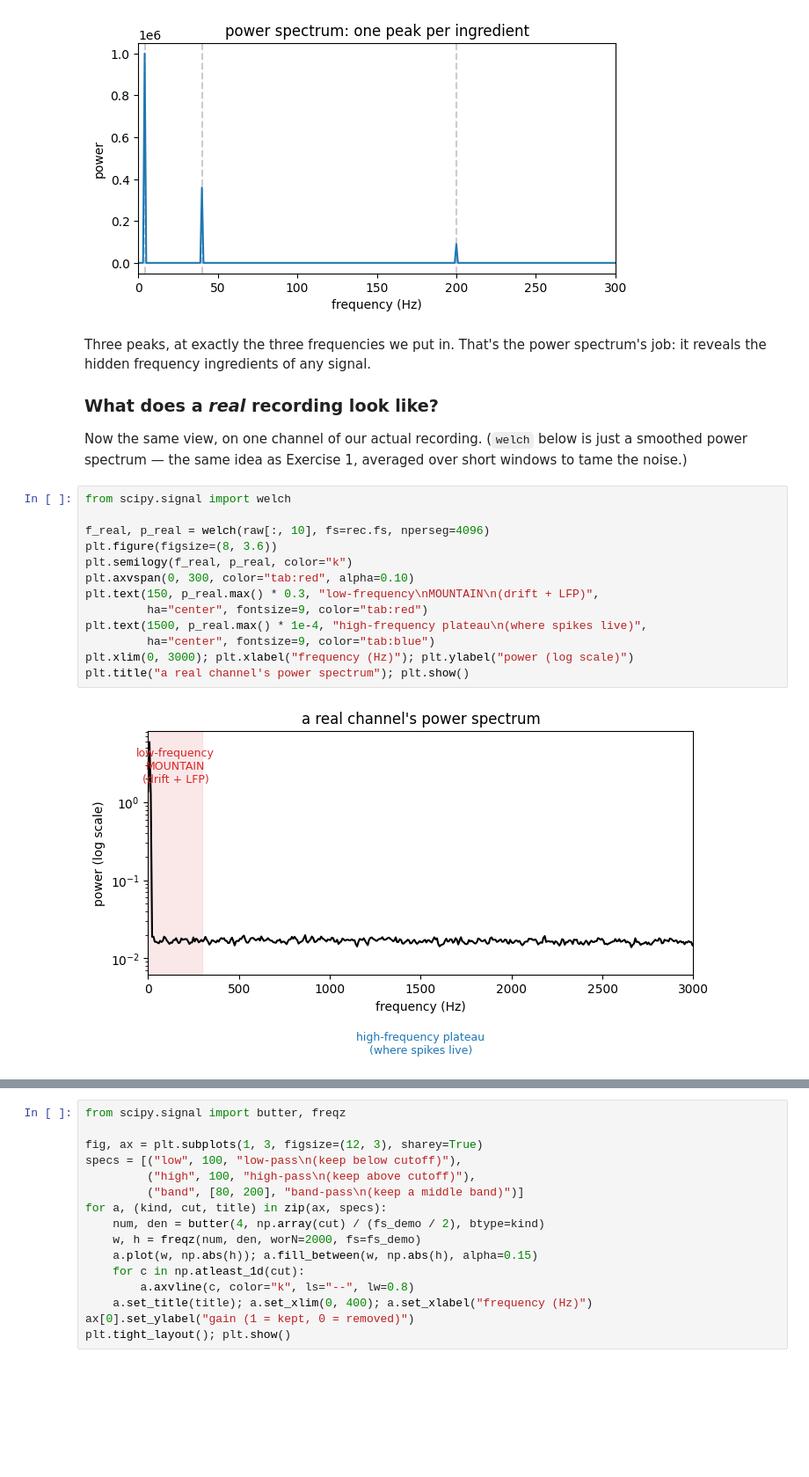
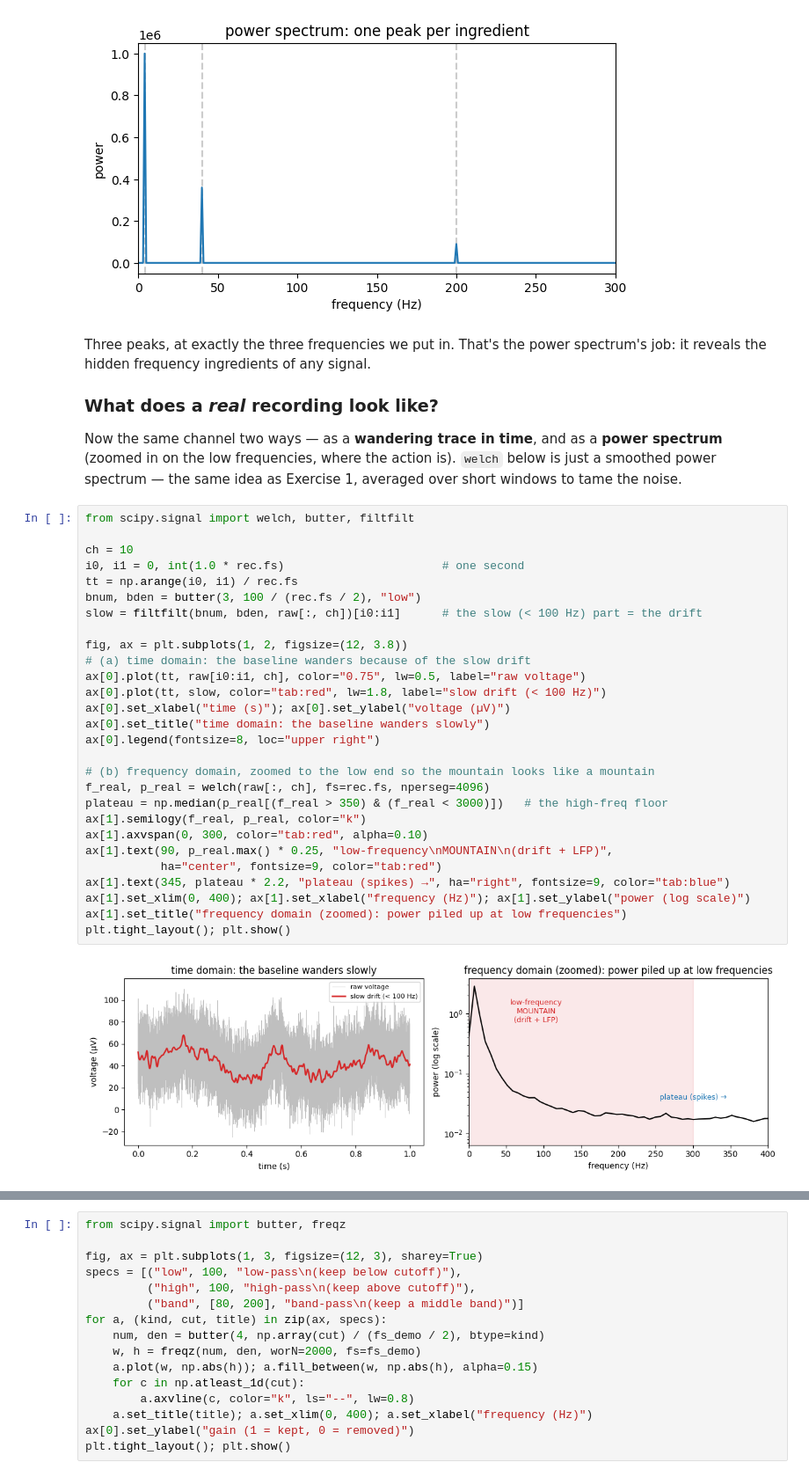
Before and after one commit to stootoon/swc-en-2026, a Jupyter notebook: ephys-pop/notebooks/02_preprocessing_solutions.ipynb, the cells around one changed output, grey strips where cells are left out. Shown at 88% size. Drawn from its saved outputs; the diff is of its cells as text; blank space fills up the shorter version.

```diff
--- a/ephys-pop/notebooks/02_preprocessing_solutions.ipynb
+++ b/ephys-pop/notebooks/02_preprocessing_solutions.ipynb
@@ -115,22 +115,38 @@ job: it reveals the hidden frequency ingredients of any signal.
 
 ### What does a *real* recording look like?
 
-Now the same view, on one channel of our actual recording. (`welch` below is just a
-smoothed power spectrum — the same idea as Exercise 1, averaged over short windows to
-tame the noise.)
+Now the same channel two ways — as a **wandering trace in time**, and as a **power
+spectrum** (zoomed in on the low frequencies, where the action is). `welch` below is
+just a smoothed power spectrum — the same idea as Exercise 1, averaged over short
+windows to tame the noise.
-# %%
-from scipy.signal import welch
-
-f_real, p_real = welch(raw[:, 10], fs=rec.fs, nperseg=4096)
-plt.figure(figsize=(8, 3.6))
-plt.semilogy(f_real, p_real, color="k")
-plt.axvspan(0, 300, color="tab:red", alpha=0.10)
-plt.text(150, p_real.max() * 0.3, "low-frequency\nMOUNTAIN\n(drift + LFP)",
-         ha="center", fontsize=9, color="tab:red")
-plt.text(1500, p_real.max() * 1e-4, "high-frequency plateau\n(where spikes live)",
-         ha="center", fontsize=9, color="tab:blue")
-plt.xlim(0, 3000); plt.xlabel("frequency (Hz)"); plt.ylabel("power (log scale)")
-plt.title("a real channel's power spectrum"); plt.show()
-# %% [output]
-[figure, removed]
+# %%
+from scipy.signal import welch, butter, filtfilt
+
+ch = 10
+i0, i1 = 0, int(1.0 * rec.fs)                       # one second
+tt = np.arange(i0, i1) / rec.fs
+bnum, bden = butter(3, 100 / (rec.fs / 2), "low")
+slow = filtfilt(bnum, bden, raw[:, ch])[i0:i1]      # the slow (< 100 Hz) part = the drift
+
+fig, ax = plt.subplots(1, 2, figsize=(12, 3.8))
+# (a) time domain: the baseline wanders because of the slow drift
+ax[0].plot(tt, raw[i0:i1, ch], color="0.75", lw=0.5, label="raw voltage")
+ax[0].plot(tt, slow, color="tab:red", lw=1.8, label="slow drift (< 100 Hz)")
+ax[0].set_xlabel("time (s)"); ax[0].set_ylabel("voltage (µV)")
+ax[0].set_title("time domain: the baseline wanders slowly")
+ax[0].legend(fontsize=8, loc="upper right")
+
+# (b) frequency domain, zoomed to the low end so the mountain looks like a mountain
+f_real, p_real = welch(raw[:, ch], fs=rec.fs, nperseg=4096)
+plateau = np.median(p_real[(f_real > 350) & (f_real < 3000)])   # the high-freq floor
+ax[1].semilogy(f_real, p_real, color="k")
+ax[1].axvspan(0, 300, color="tab:red", alpha=0.10)
+ax[1].text(90, p_real.max() * 0.25, "low-frequency\nMOUNTAIN\n(drift + LFP)",
+           ha="center", fontsize=9, color="tab:red")
+ax[1].text(345, plateau * 2.2, "plateau (spikes) →", ha="right", fontsize=9, color="tab:blue")
+ax[1].set_xlim(0, 400); ax[1].set_xlabel("frequency (Hz)"); ax[1].set_ylabel("power (log scale)")
+ax[1].set_title("frequency domain (zoomed): power piled up at low frequencies")
+plt.tight_layout(); plt.show()
+# %% [output]
+[figure, added]
 # %% [markdown]
```
Also changed, not shown: parts of 16 cells of this notebook, 19 other files.
